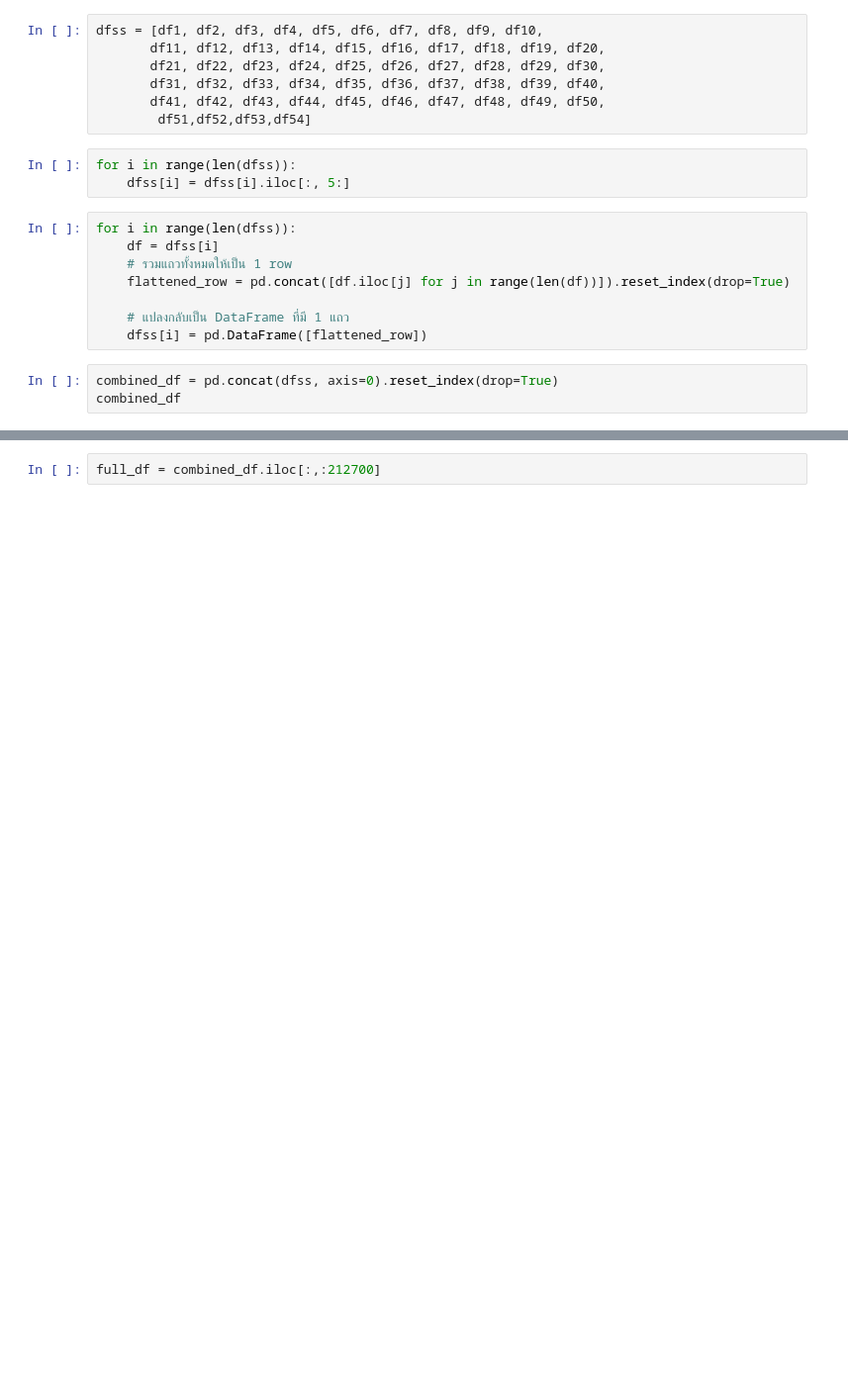
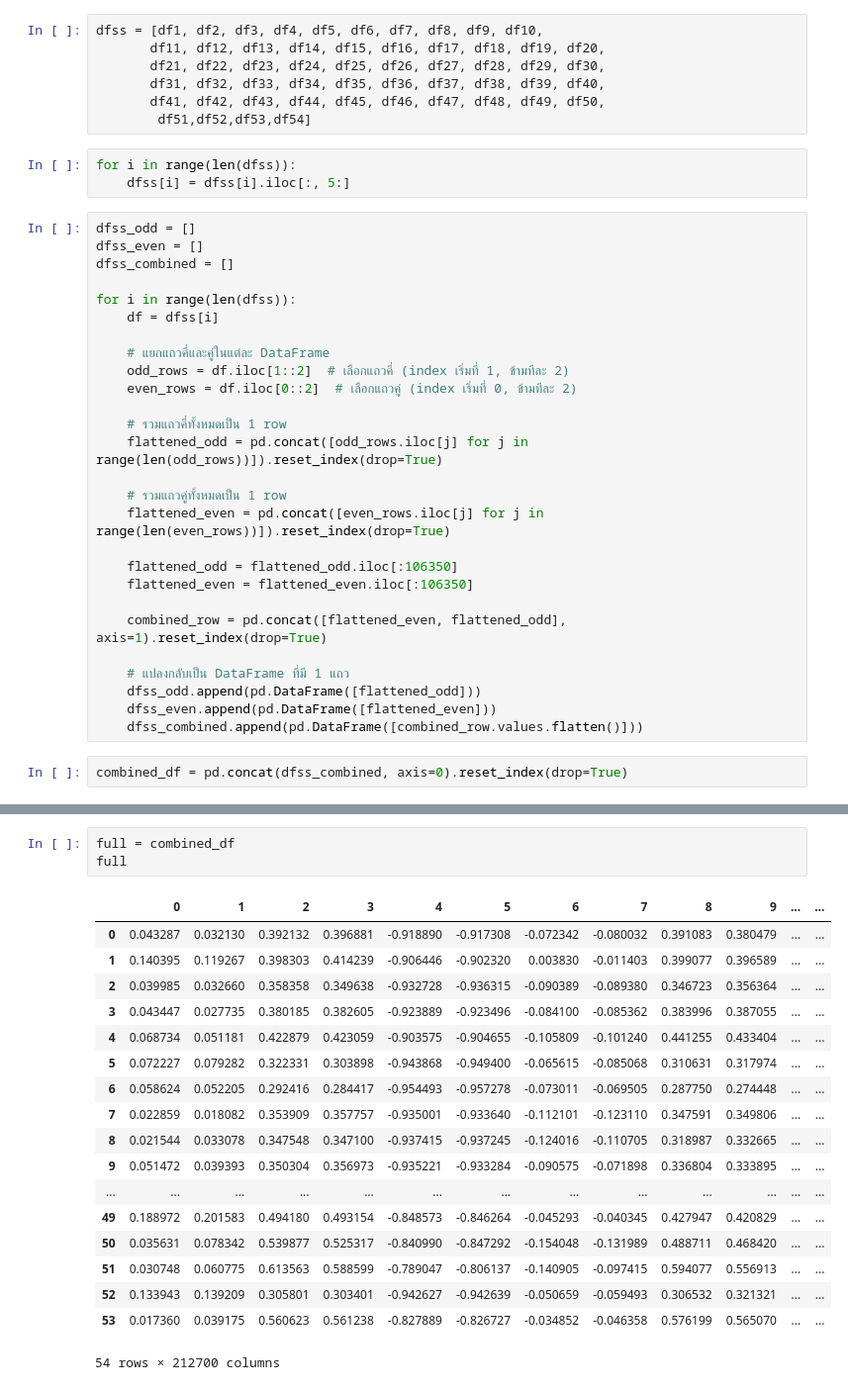
Before and after one commit to sitthatkaja/ThesisM.Sc., a Jupyter notebook: New_method_Frame_to_Frame_Skip_V1.ipynb, the cells around one changed output, grey strips where cells are left out. Shown at 99% size. Saved outputs shown, nothing was run; the diff lists cells and outputs as text; blank space fills up the shorter version.

```diff
--- a/New_method_Frame_to_Frame_Skip_V1.ipynb
+++ b/New_method_Frame_to_Frame_Skip_V1.ipynb
@@ -116,14 +131,32 @@ dfss = [df1, df2, df3, df4, df5, df6, df7, df8, df9, df10,
 # %%
 for i in range(len(dfss)):
     dfss[i] = dfss[i].iloc[:, 5:]
-# %%
-for i in range(len(dfss)):
-    df = dfss[i]
-    # รวมแถวทั้งหมดให้เป็น 1 row
-    flattened_row = pd.concat([df.iloc[j] for j in range(len(df))]).reset_index(drop=True)
-
-    # แปลงกลับเป็น DataFrame ที่มี 1 แถว
-    dfss[i] = pd.DataFrame([flattened_row])
+# %%
+dfss_odd = []
+dfss_even = []
+dfss_combined = []
+
+for i in range(len(dfss)):
+    df = dfss[i]
+
+    # แยกแถวคี่และคู่ในแต่ละ DataFrame
+    odd_rows = df.iloc[1::2]  # เลือกแถวคี่ (index เริ่มที่ 1, ข้ามทีละ 2)
+    even_rows = df.iloc[0::2]  # เลือกแถวคู่ (index เริ่มที่ 0, ข้ามทีละ 2)
+
+    # รวมแถวคี่ทั้งหมดเป็น 1 row
+    flattened_odd = pd.concat([odd_rows.iloc[j] for j in range(len(odd_rows))]).reset_index(drop=True)
+
+    # รวมแถวคู่ทั้งหมดเป็น 1 row
+    flattened_even = pd.concat([even_rows.iloc[j] for j in range(len(even_rows))]).reset_index(drop=True)
+
+    flattened_odd = flattened_odd.iloc[:106350]
+    flattened_even = flattened_even.iloc[:106350]
+
+    combined_row = pd.concat([flattened_even, flattened_odd], axis=1).reset_index(drop=True)
+
+    # แปลงกลับเป็น DataFrame ที่มี 1 แถว
+    dfss_odd.append(pd.DataFrame([flattened_odd]))
+    dfss_even.append(pd.DataFrame([flattened_even]))
+    dfss_combined.append(pd.DataFrame([combined_row.values.flatten()]))
 # %%
-combined_df = pd.concat(dfss, axis=0).reset_index(drop=True)
-combined_df
+combined_df = pd.concat(dfss_combined, axis=0).reset_index(drop=True)
@@ -171,2 +163,22 @@ full_df
-# %%
-full_df = combined_df.iloc[:,:212700]
+# %%
+full = combined_df
+full
+# %% [output]
+|  | 0 | 1 | 2 | 3 | 4 | 5 | 6 | 7 | 8 | 9 | ... | ... |
+| 0 | 0.043287 | 0.032130 | 0.392132 | 0.396881 | -0.918890 | -0.917308 | -0.072342 | -0.080032 | 0.391083 | 0.380479 | ... | ... |
+| 1 | 0.140395 | 0.119267 | 0.398303 | 0.414239 | -0.906446 | -0.902320 | 0.003830 | -0.011403 | 0.399077 | 0.396589 | ... | ... |
+| 2 | 0.039985 | 0.032660 | 0.358358 | 0.349638 | -0.932728 | -0.936315 | -0.090389 | -0.089380 | 0.346723 | 0.356364 | ... | ... |
+| 3 | 0.043447 | 0.027735 | 0.380185 | 0.382605 | -0.923889 | -0.923496 | -0.084100 | -0.085362 | 0.383996 | 0.387055 | ... | ... |
+| 4 | 0.068734 | 0.051181 | 0.422879 | 0.423059 | -0.903575 | -0.904655 | -0.105809 | -0.101240 | 0.441255 | 0.433404 | ... | ... |
+| 5 | 0.072227 | 0.079282 | 0.322331 | 0.303898 | -0.943868 | -0.949400 | -0.065615 | -0.085068 | 0.310631 | 0.317974 | ... | ... |
+| 6 | 0.058624 | 0.052205 | 0.292416 | 0.284417 | -0.954493 | -0.957278 | -0.073011 | -0.069505 | 0.287750 | 0.274448 | ... | ... |
+| 7 | 0.022859 | 0.018082 | 0.353909 | 0.357757 | -0.935001 | -0.933640 | -0.112101 | -0.123110 | 0.347591 | 0.349806 | ... | ... |
+| 8 | 0.021544 | 0.033078 | 0.347548 | 0.347100 | -0.937415 | -0.937245 | -0.124016 | -0.110705 | 0.318987 | 0.332665 | ... | ... |
+| 9 | 0.051472 | 0.039393 | 0.350304 | 0.356973 | -0.935221 | -0.933284 | -0.090575 | -0.071898 | 0.336804 | 0.333895 | ... | ... |
+| ... | ... | ... | ... | ... | ... | ... | ... | ... | ... | ... | ... | ... |
+| 49 | 0.188972 | 0.201583 | 0.494180 | 0.493154 | -0.848573 | -0.846264 | -0.045293 | -0.040345 | 0.427947 | 0.420829 | ... | ... |
+| 50 | 0.035631 | 0.078342 | 0.539877 | 0.525317 | -0.840990 | -0.847292 | -0.154048 | -0.131989 | 0.488711 | 0.468420 | ... | ... |
+| 51 | 0.030748 | 0.060775 | 0.613563 | 0.588599 | -0.789047 | -0.806137 | -0.140905 | -0.097415 | 0.594077 | 0.556913 | ... | ... |
+| 52 | 0.133943 | 0.139209 | 0.305801 | 0.303401 | -0.942627 | -0.942639 | -0.050659 | -0.059493 | 0.306532 | 0.321321 | ... | ... |
+| 53 | 0.017360 | 0.039175 | 0.560623 | 0.561238 | -0.827889 | -0.826727 | -0.034852 | -0.046358 | 0.576199 | 0.565070 | ... | ... |
+54 rows × 212700 columns
```
Also changed, not shown: parts of 38 cells of this notebook.
